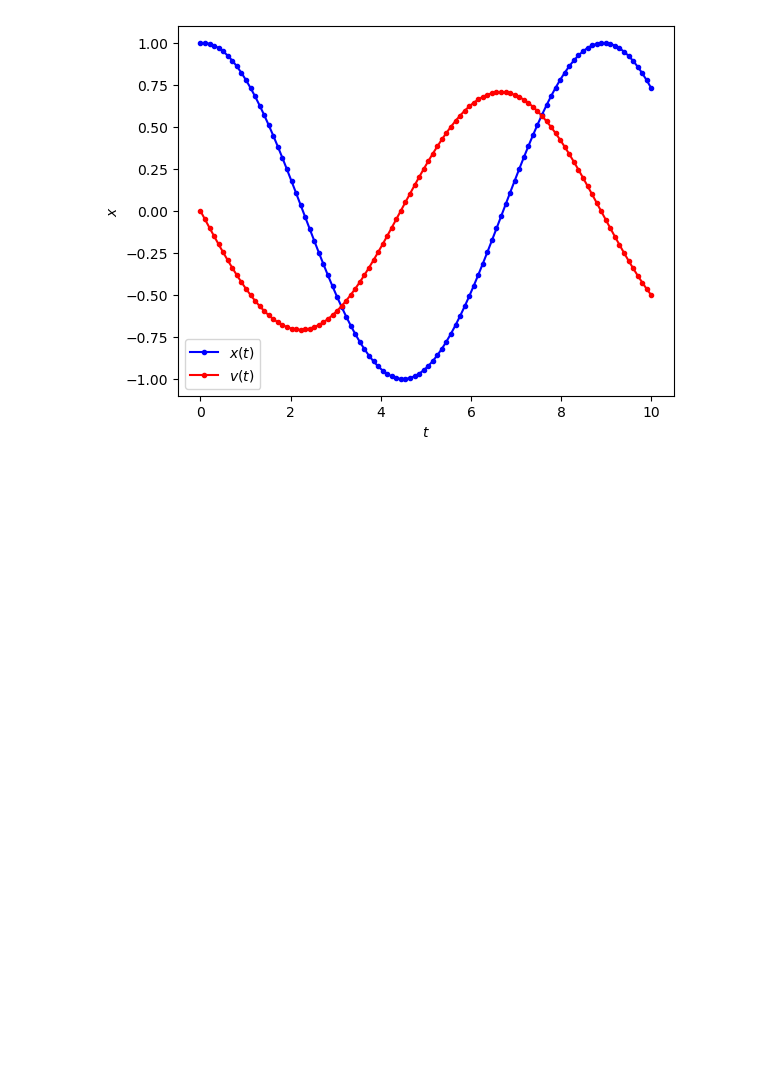
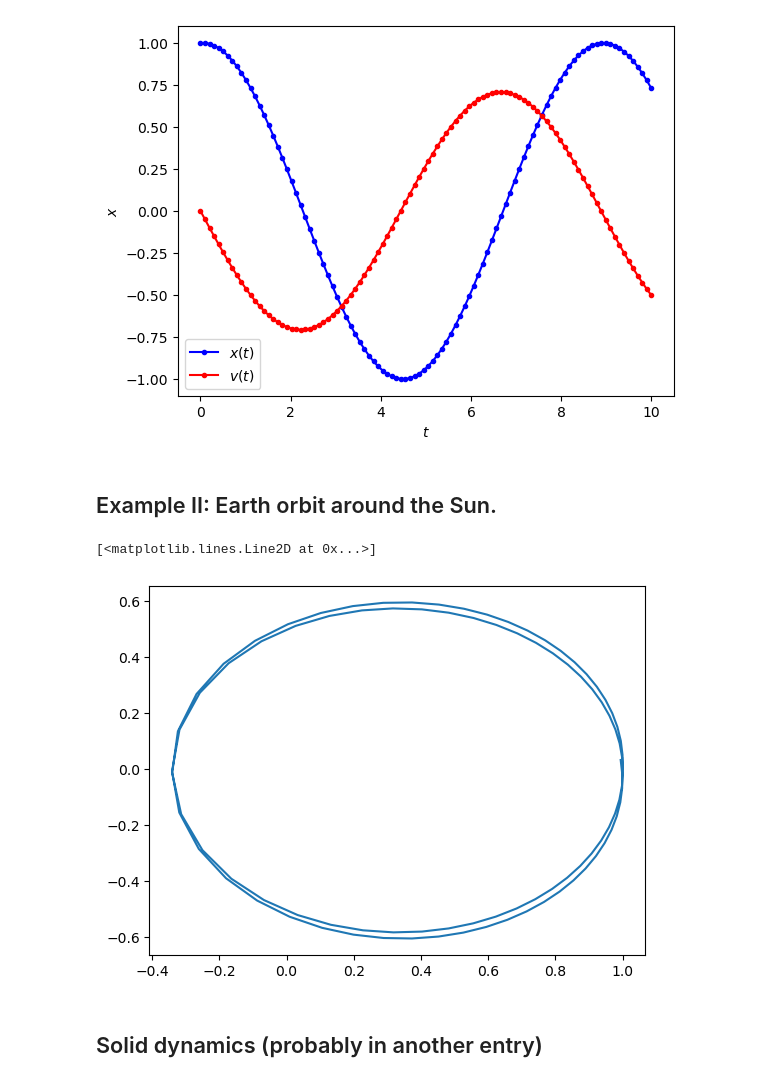
Before and after one commit to MPenaR/BoatSimulator, a Jupyter notebook: Newton.ipynb, the cells around one changed output. Drawn from its saved outputs; the diff is of its cells as text; code cells hidden in the pictures; blank space fills up the shorter version.

Commit message:
added gravitation example added properties added sections started solid dynamics

```diff
--- a/Newton.ipynb
+++ b/Newton.ipynb
@@ -49,8 +68,8 @@ def F(x, v):
 # %%
 for i in range(1,N):
     p.evolve(F,dt)
-    x[i] = p.state.position
-    v[i] = p.state.velocity
+    x[i] = p.r
+    v[i] = p.v
 # %%
 plt.plot(t,x, '.-b', label='$x(t)$')
 plt.plot(t,v, '.-r', label='$v(t)$')
@@ -60,3 +79,30 @@ plt.legend()
 # %% [output]
 <matplotlib.legend.Legend at 0x...>
 [figure]
+# %% [markdown]
+## Example II: Earth orbit around the Sun.
+# %%
+N = 100
+T = 10
+t = np.linspace(0,T,N)
+dt = t[1]-t[0]
+x = [np.array((1,0))]
+v = [np.array((0,0.5))]
+M = 2
+
+p = particle( M, state( x[0], v[0] ) )
+
+def F(x, v):
+    return -x/np.linalg.norm(x)**3
+# %%
+for i in range(1,N):
+    p.evolve(F,dt)
+    x.append(p.r)
+    v.append(p.v)
+# %%
+plt.plot([x_[0] for x_ in x], [x_[1] for x_ in x])
+# %% [output]
+[<matplotlib.lines.Line2D at 0x...>]
+[figure, added]
+# %% [markdown]
+## Solid dynamics (probably in another entry)
```
Also changed, not shown: parts of 6 cells of this notebook, 1 other file.
